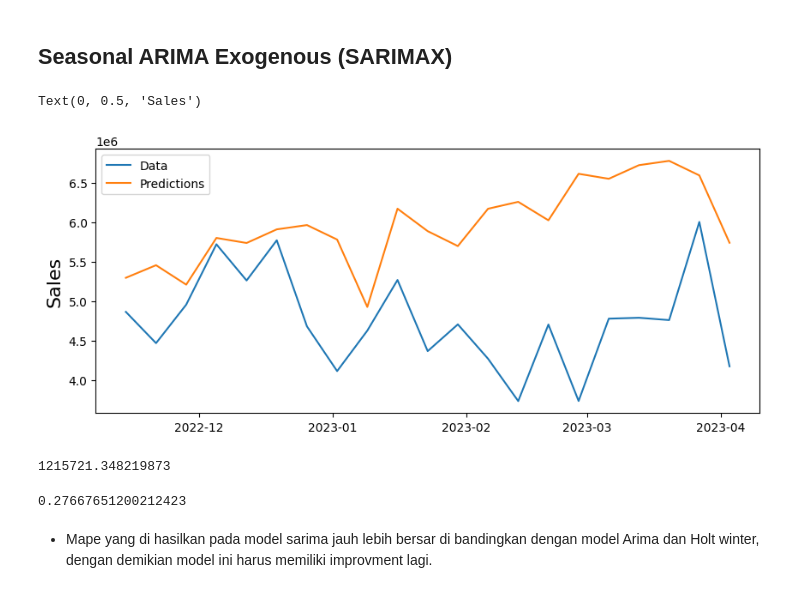
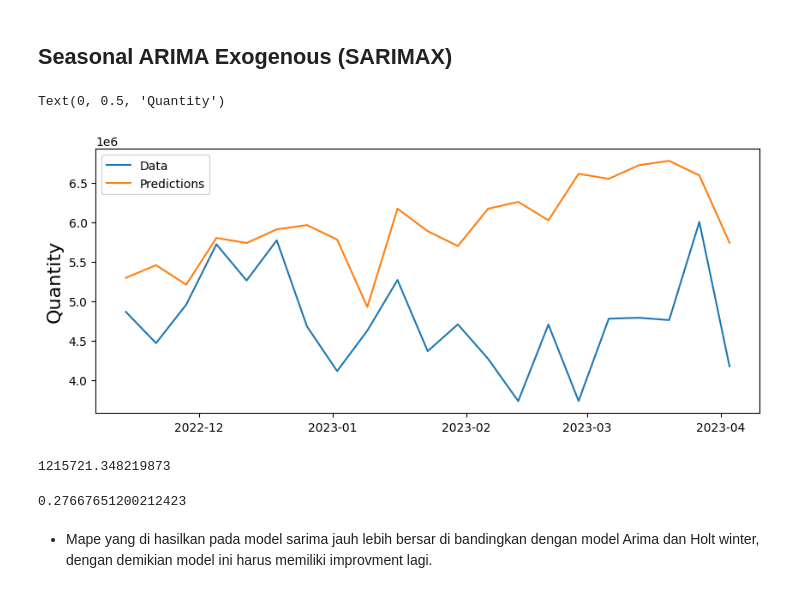
Before and after one commit to hanifah25/Forecast_Quantity-Product, a Jupyter notebook: final_project_Forecast.ipynb, the cells around one changed output. Saved outputs shown, nothing was run; the diff lists cells and outputs as text; code cells hidden in the pictures.

```diff
--- a/final_project_Forecast.ipynb
+++ b/final_project_Forecast.ipynb
@@ -713,23 +713,25 @@ predictions2 = model_sar.forecast(len(test_data))
 # %%
 plt.figure(figsize=(10,4))
 
 plt.plot(test_data)
 plt.plot(predictions2)
 
 plt.legend(('Data', 'Predictions'), fontsize=10)
 
-plt.ylabel('Sales', fontsize=16)
+plt.ylabel('Quantity', fontsize=16)
 # %% [output]
-Text(0, 0.5, 'Sales')
+Text(0, 0.5, 'Quantity')
-[figure, old version]
+[figure, new version]
-# %%
-mean_absolute_error(test_data, predictions2)
-# %% [output]
-1215721.348219873
-# %%
-mean_absolute_percentage_error(test_data,predictions2)
-# %% [output]
-0.27667651200212423
+# %%
+# Calcualte mean
+mean_absolute_error(test_data, predictions2)
+# %% [output]
+1215721.348219873
+# %%
+# Calcualte mean Mape
+mean_absolute_percentage_error(test_data,predictions2)
+# %% [output]
+0.27667651200212423
 # %% [markdown]
 * Mape yang di hasilkan pada model sarima jauh lebih bersar di bandingkan dengan model Arima dan Holt winter, dengan demikian model ini harus memiliki improvment lagi.
 # %% [markdown]
```
Also changed, not shown: parts of 2 cells of this notebook.
